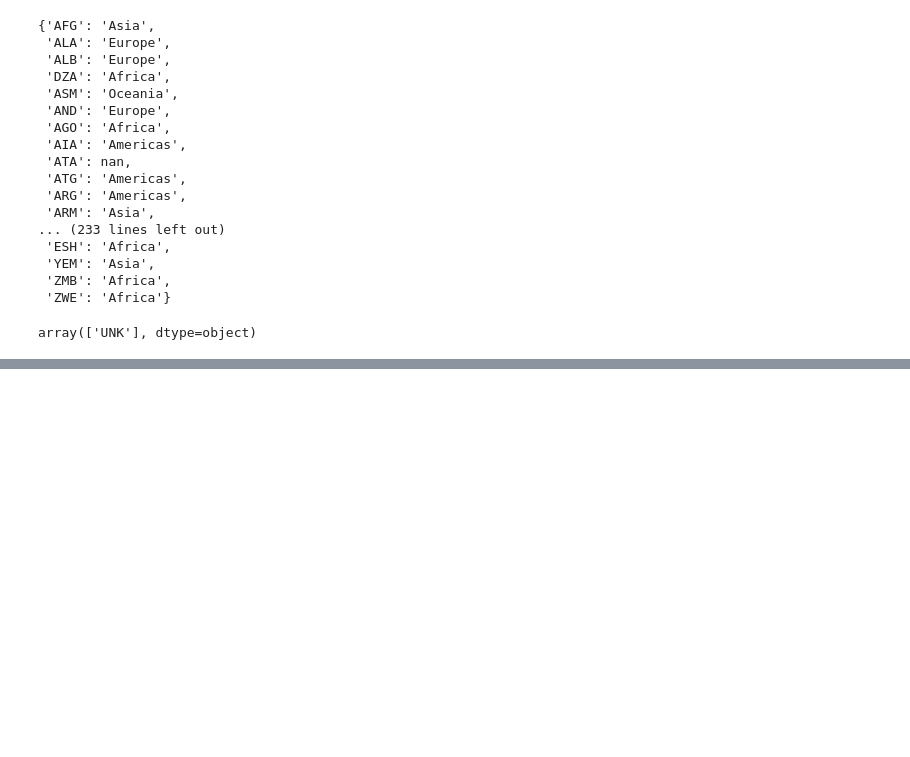
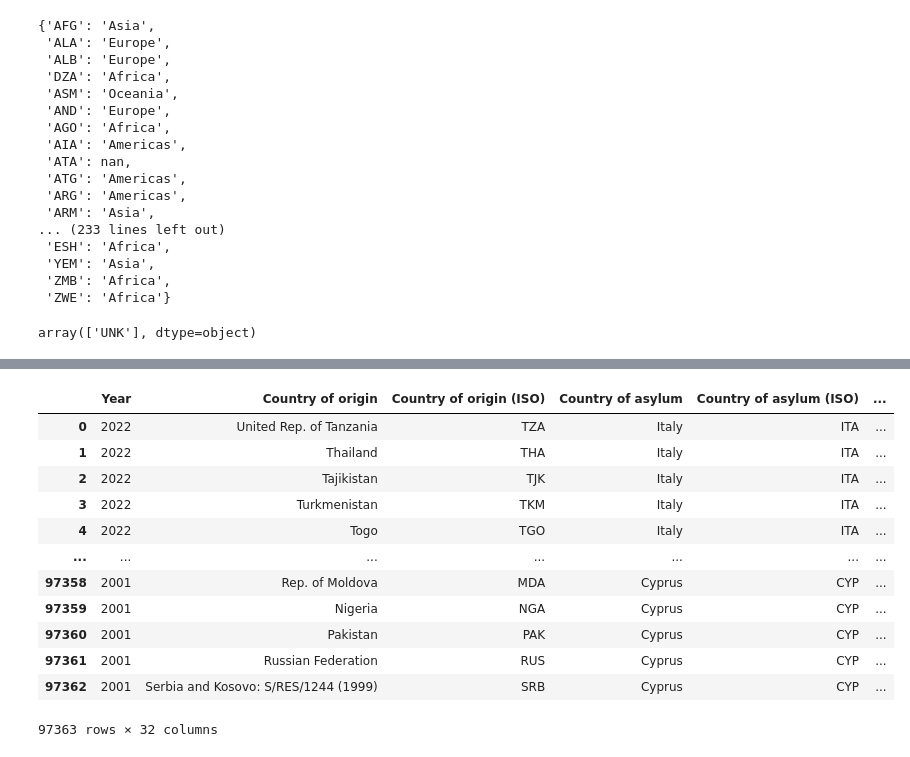
Before and after one commit to IoanaCretuAndrei/Refugee-flow-study, a Jupyter notebook: sucio.ipynb, the cells around one changed output, grey strips where cells are left out. Cells and saved outputs as stored; diff of their text form; code cells hidden in the pictures; blank space fills up the shorter version.

```diff
--- a/sucio.ipynb
+++ b/sucio.ipynb
@@ -305,0 +367,2 @@ fig.show()
+# %%
+demographics = pd.read_csv('Data\demographics.csv', header=13)
@@ -305,0 +379,3 @@ fig.show()
+# %%
+pop01 = population[population['Year']>=2001]
+pop01.shape
@@ -305,0 +394,18 @@ fig.show()
+# %%
+forced  = pd.merge(pop01,demographics, on=['Year', 'Country of origin', 'Country of origin (ISO)','Country of asylum', 'Country of asylum (ISO)' ],how='inner')
+# %%
+forced
+# %% [output]
+|  | Year | Country of origin | Country of origin (ISO) | Country of asylum | Country of asylum (ISO) | ... |
+| 0 | 2022 | United Rep. of Tanzania | TZA | Italy | ITA | ... |
+| 1 | 2022 | Thailand | THA | Italy | ITA | ... |
+| 2 | 2022 | Tajikistan | TJK | Italy | ITA | ... |
+| 3 | 2022 | Turkmenistan | TKM | Italy | ITA | ... |
+| 4 | 2022 | Togo | TGO | Italy | ITA | ... |
+| ... | ... | ... | ... | ... | ... | ... |
+| 97358 | 2001 | Rep. of Moldova | MDA | Cyprus | CYP | ... |
+| 97359 | 2001 | Nigeria | NGA | Cyprus | CYP | ... |
+| 97360 | 2001 | Pakistan | PAK | Cyprus | CYP | ... |
+| 97361 | 2001 | Russian Federation | RUS | Cyprus | CYP | ... |
+| 97362 | 2001 | Serbia and Kosovo: S/RES/1244 (1999) | SRB | Cyprus | CYP | ... |
+97363 rows × 32 columns
```
Also changed, not shown: parts of 25 cells of this notebook.
